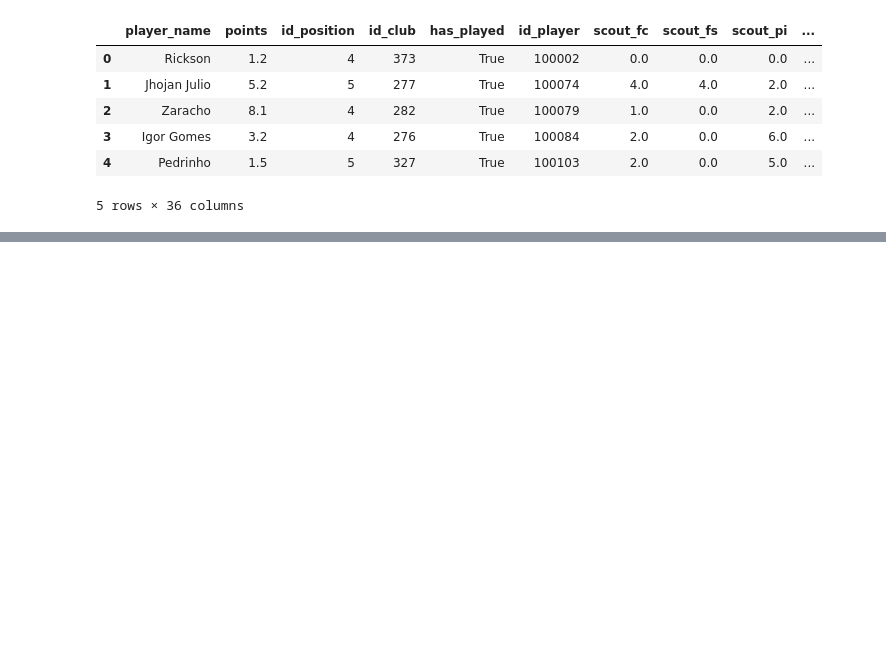
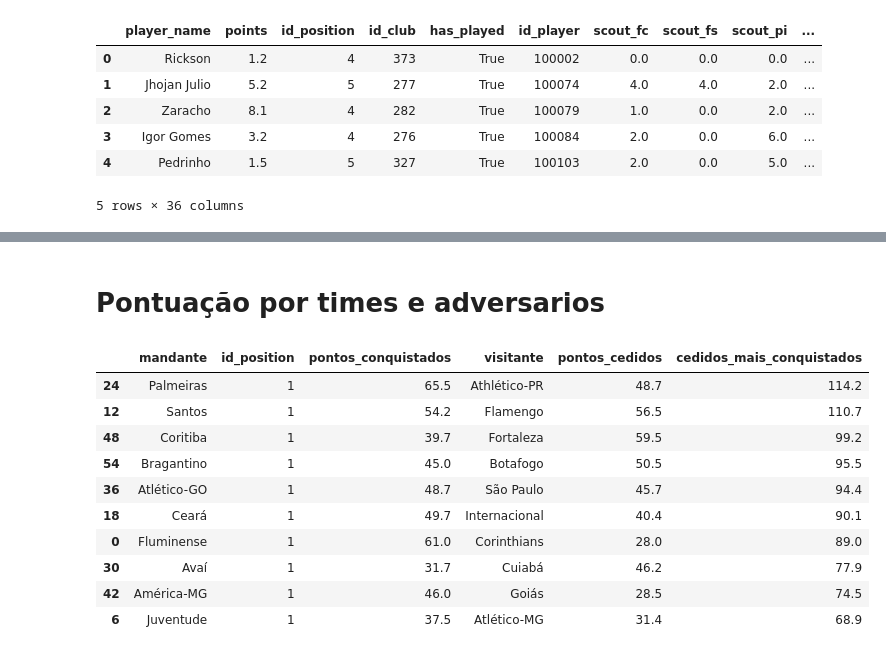
Before and after one commit to eleflow/estudo_cartola, a Jupyter notebook: notebooks/analises.ipynb, the cells around one changed output, grey strips where cells are left out. Saved outputs shown, nothing was run; the diff lists cells and outputs as text; code cells hidden in the pictures; blank space fills up the shorter version.

```diff
--- a/notebooks/analises.ipynb
+++ b/notebooks/analises.ipynb
@@ -1,3 +1,9 @@
 # %%
 %run ./dataframes.ipynb
+# %%
+GOLEIRO = 1
+ZAGUEIRO = 2
+LATERAL = 3
+MEIA = 4
+ATACANTE = 5
 # %%
@@ -37,0 +85,18 @@ df_pontuacao.head()
+# %% [markdown]
+# Pontuação por times e adversarios
+# %%
+df_mandante_x_visitante_cedidos_mais_conquistados[
+    (df_mandante_x_visitante_cedidos_mais_conquistados['id_position'] == GOLEIRO)
+].sort_values(by='cedidos_mais_conquistados', ascending=False)
+# %% [output]
+|  | mandante | id_position | pontos_conquistados | visitante | pontos_cedidos | cedidos_mais_conquistados |
+| 24 | Palmeiras | 1 | 65.5 | Athlético-PR | 48.7 | 114.2 |
+| 12 | Santos | 1 | 54.2 | Flamengo | 56.5 | 110.7 |
+| 48 | Coritiba | 1 | 39.7 | Fortaleza | 59.5 | 99.2 |
+| 54 | Bragantino | 1 | 45.0 | Botafogo | 50.5 | 95.5 |
+| 36 | Atlético-GO | 1 | 48.7 | São Paulo | 45.7 | 94.4 |
+| 18 | Ceará | 1 | 49.7 | Internacional | 40.4 | 90.1 |
+| 0 | Fluminense | 1 | 61.0 | Corinthians | 28.0 | 89.0 |
+| 30 | Avaí | 1 | 31.7 | Cuiabá | 46.2 | 77.9 |
+| 42 | América-MG | 1 | 46.0 | Goiás | 28.5 | 74.5 |
+| 6 | Juventude | 1 | 37.5 | Atlético-MG | 31.4 | 68.9 |
```
Also changed, not shown: parts of 28 cells of this notebook, 2 other files.
